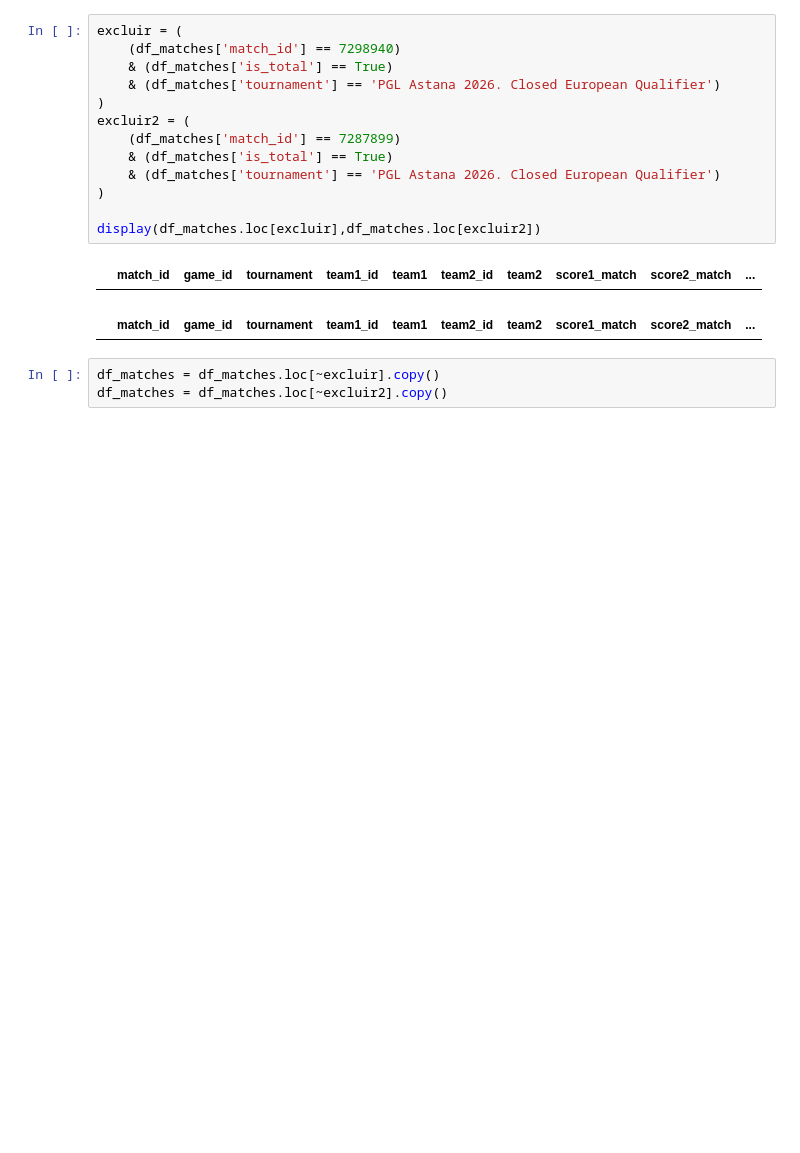
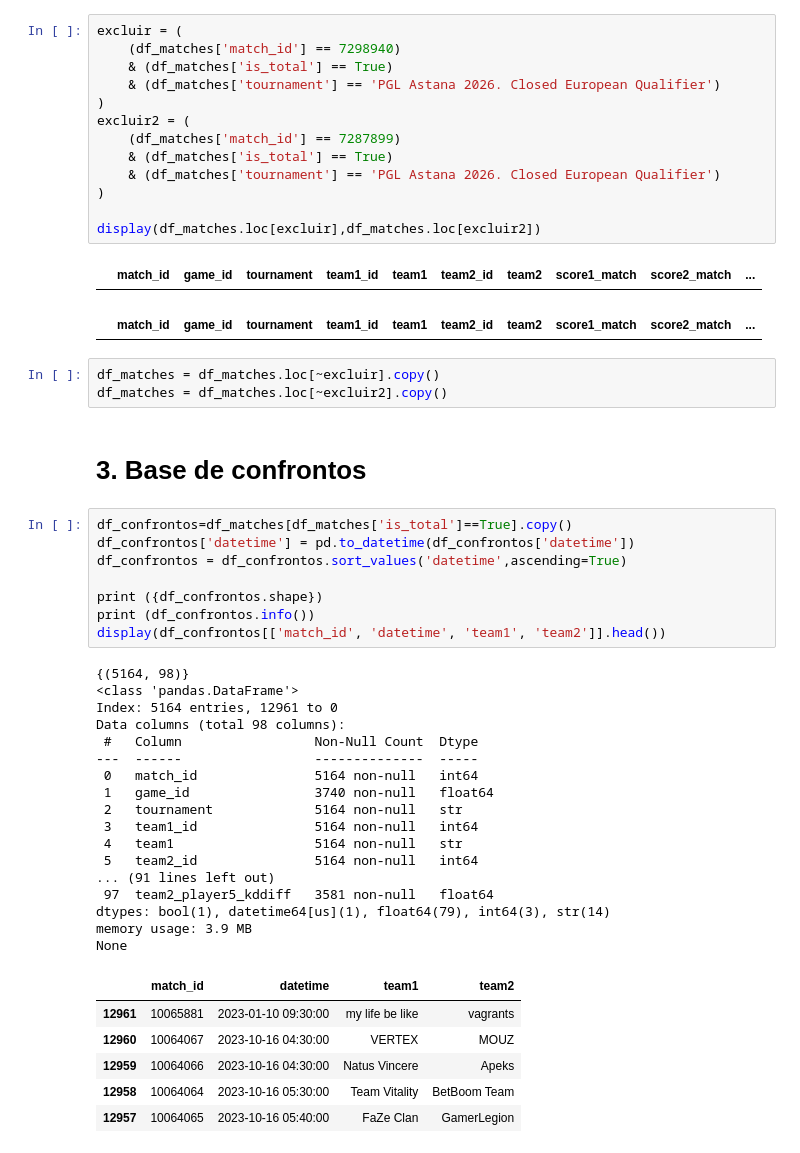
Before and after one commit to Frperoger/Predict-do-major, a Jupyter notebook: EDA.ipynb, the cells around one changed output. Saved outputs shown, nothing was run; the diff lists cells and outputs as text; blank space fills up the shorter version.

```diff
--- a/EDA.ipynb
+++ b/EDA.ipynb
@@ -394,3 +394,37 @@ display(df_matches.loc[excluir],df_matches.loc[excluir2])
 # %%
 df_matches = df_matches.loc[~excluir].copy()
 df_matches = df_matches.loc[~excluir2].copy()
+# %% [markdown]
+# **3. Base de confrontos**
+# %%
+df_confrontos=df_matches[df_matches['is_total']==True].copy()
+df_confrontos['datetime'] = pd.to_datetime(df_confrontos['datetime'])
+df_confrontos = df_confrontos.sort_values('datetime',ascending=True)
+
+print ({df_confrontos.shape})
+print (df_confrontos.info())
+display(df_confrontos[['match_id', 'datetime', 'team1', 'team2']].head())
+# %% [output]
+{(5164, 98)}
+<class 'pandas.DataFrame'>
+Index: 5164 entries, 12961 to 0
+Data columns (total 98 columns):
+ #   Column                 Non-Null Count  Dtype
+---  ------                 --------------  -----
+ 0   match_id               5164 non-null   int64
+ 1   game_id                3740 non-null   float64
+ 2   tournament             5164 non-null   str
+ 3   team1_id               5164 non-null   int64
+ 4   team1                  5164 non-null   str
+ 5   team2_id               5164 non-null   int64
+... (91 lines left out)
+ 97  team2_player5_kddiff   3581 non-null   float64
+dtypes: bool(1), datetime64[us](1), float64(79), int64(3), str(14)
+memory usage: 3.9 MB
+None
+|  | match_id | datetime | team1 | team2 |
+| 12961 | 10065881 | 2023-01-10 09:30:00 | my life be like | vagrants |
+| 12960 | 10064067 | 2023-10-16 04:30:00 | VERTEX | MOUZ |
+| 12959 | 10064066 | 2023-10-16 04:30:00 | Natus Vincere | Apeks |
+| 12958 | 10064064 | 2023-10-16 05:30:00 | Team Vitality | BetBoom Team |
+| 12957 | 10064065 | 2023-10-16 05:40:00 | FaZe Clan | GamerLegion |
```
Also changed, not shown: parts of 1 cell of this notebook.
